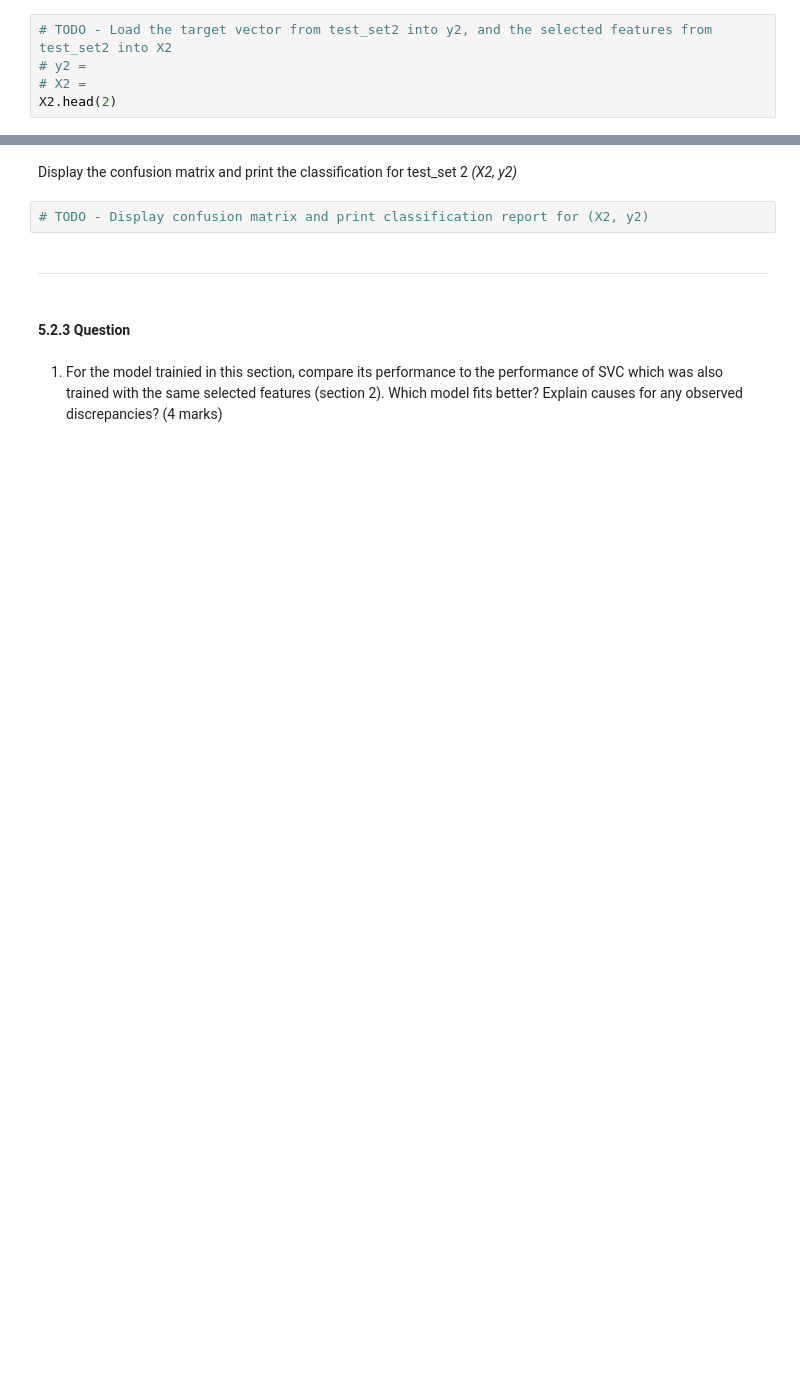
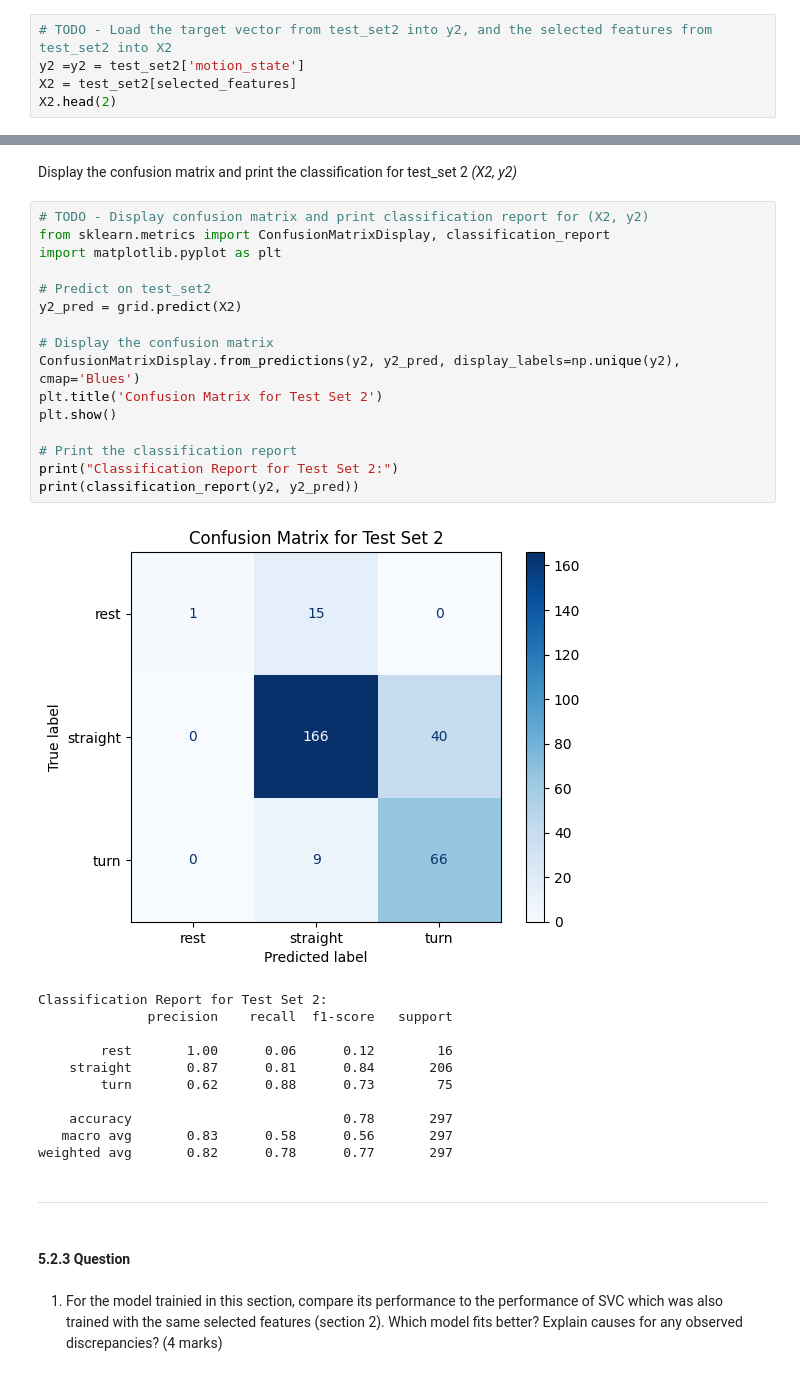
Before and after one commit to AkinsegunAdemiluwa/engg680_2024_fall, a Jupyter notebook: Lab_Assignment4/Assignment 4.ipynb, the cells around one changed output, grey strips where cells are left out. Cells and saved outputs as stored; diff of their text form; blank space fills up the shorter version.

```diff
--- a/Lab_Assignment4/Assignment 4.ipynb
+++ b/Lab_Assignment4/Assignment 4.ipynb
@@ -1146,5 +1319,5 @@ X1.head(2)
 # %%
 # TODO - Load the target vector from test_set2 into y2, and the selected features from test_set2 into X2
-# y2 =
-# X2 =
+y2 =y2 = test_set2['motion_state']
+X2 = test_set2[selected_features]
 X2.head(2)
@@ -1165,7 +1371,33 @@ Display the confusion matrix and print the classification for test_set 1 *(X1, y
 # %% [markdown]
 Display the confusion matrix and print the classification for test_set 2 *(X2, y2)*
-# %%
-# TODO - Display confusion matrix and print classification report for (X2, y2)
+# %%
+# TODO - Display confusion matrix and print classification report for (X2, y2)
+from sklearn.metrics import ConfusionMatrixDisplay, classification_report
+import matplotlib.pyplot as plt
+
+# Predict on test_set2
+y2_pred = grid.predict(X2)
+
+# Display the confusion matrix
+ConfusionMatrixDisplay.from_predictions(y2, y2_pred, display_labels=np.unique(y2), cmap='Blues')
+plt.title('Confusion Matrix for Test Set 2')
+plt.show()
+
+# Print the classification report
+print("Classification Report for Test Set 2:")
+print(classification_report(y2, y2_pred))
+# %% [output]
+[figure, added]
+Classification Report for Test Set 2:
+              precision    recall  f1-score   support
+
+        rest       1.00      0.06      0.12        16
+    straight       0.87      0.81      0.84       206
+        turn       0.62      0.88      0.73        75
+
+    accuracy                           0.78       297
+   macro avg       0.83      0.58      0.56       297
+weighted avg       0.82      0.78      0.77       297
 # %% [markdown]
 ___
 # %% [markdown]
```
Also changed, not shown: parts of 38 cells of this notebook.
